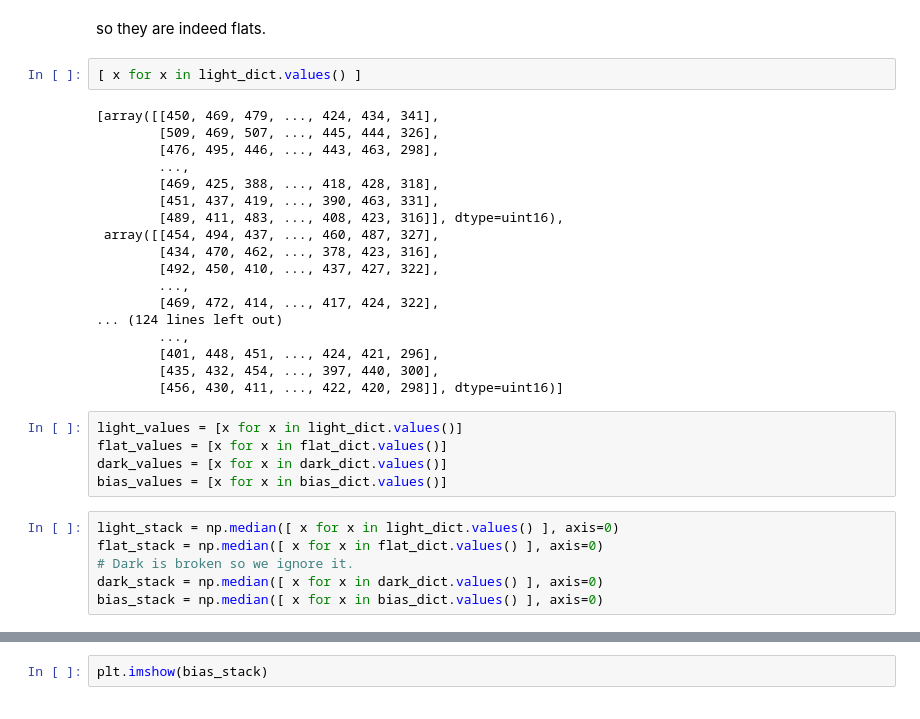
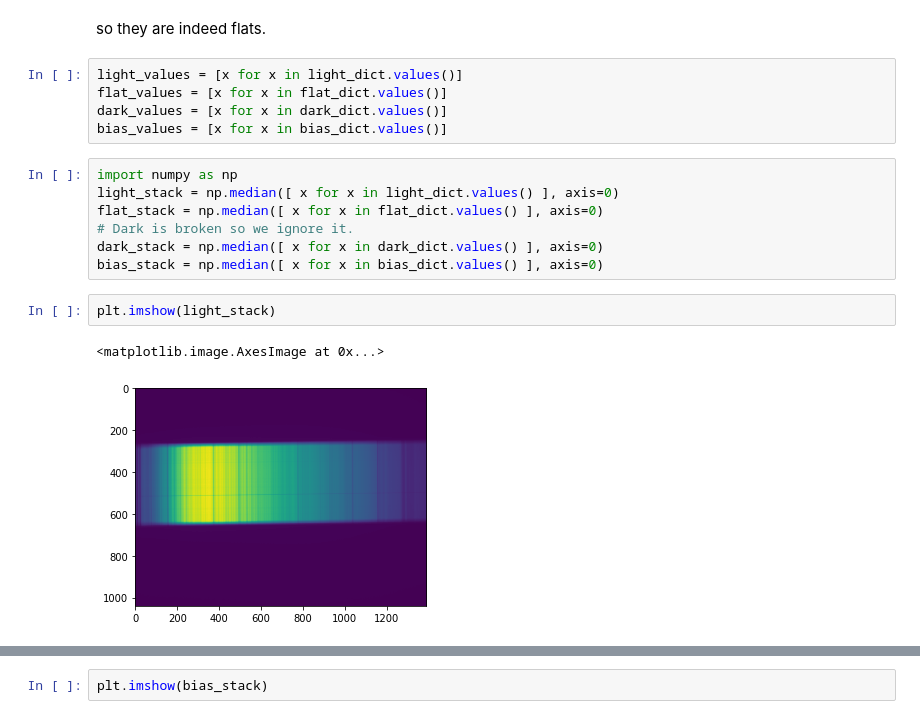
Before and after one commit to Yousousen/solar_physics, a Jupyter notebook: spectrum.ipynb, the cells around one changed output, grey strips where cells are left out. Drawn from its saved outputs; the diff is of its cells as text.

```diff
--- a/spectrum.ipynb
+++ b/spectrum.ipynb
@@ -376,34 +378,20 @@ plt.imshow(flat_dict['flat_alt-0001.fit'])
 [figure]
 # %% [markdown]
 so they are indeed flats.
-# %%
-[ x for x in light_dict.values() ]
-# %% [output]
-[array([[450, 469, 479, ..., 424, 434, 341],
-        [509, 469, 507, ..., 445, 444, 326],
-        [476, 495, 446, ..., 443, 463, 298],
-        ...,
-        [469, 425, 388, ..., 418, 428, 318],
-        [451, 437, 419, ..., 390, 463, 331],
-        [489, 411, 483, ..., 408, 423, 316]], dtype=uint16),
- array([[454, 494, 437, ..., 460, 487, 327],
-        [434, 470, 462, ..., 378, 423, 316],
-        [492, 450, 410, ..., 437, 427, 322],
-        ...,
-        [469, 472, 414, ..., 417, 424, 322],
-... (124 lines left out)
-        ...,
-        [401, 448, 451, ..., 424, 421, 296],
-        [435, 432, 454, ..., 397, 440, 300],
-        [456, 430, 411, ..., 422, 420, 298]], dtype=uint16)]
 # %%
 light_values = [x for x in light_dict.values()]
 flat_values = [x for x in flat_dict.values()]
 dark_values = [x for x in dark_dict.values()]
 bias_values = [x for x in bias_dict.values()]
 # %%
+import numpy as np
 light_stack = np.median([ x for x in light_dict.values() ], axis=0)
 flat_stack = np.median([ x for x in flat_dict.values() ], axis=0)
 # Dark is broken so we ignore it.
 dark_stack = np.median([ x for x in dark_dict.values() ], axis=0)
 bias_stack = np.median([ x for x in bias_dict.values() ], axis=0)
+# %%
+plt.imshow(light_stack)
+# %% [output]
+<matplotlib.image.AxesImage at 0x...>
+[figure, added]
```
Also changed, not shown: parts of 16 cells of this notebook.
